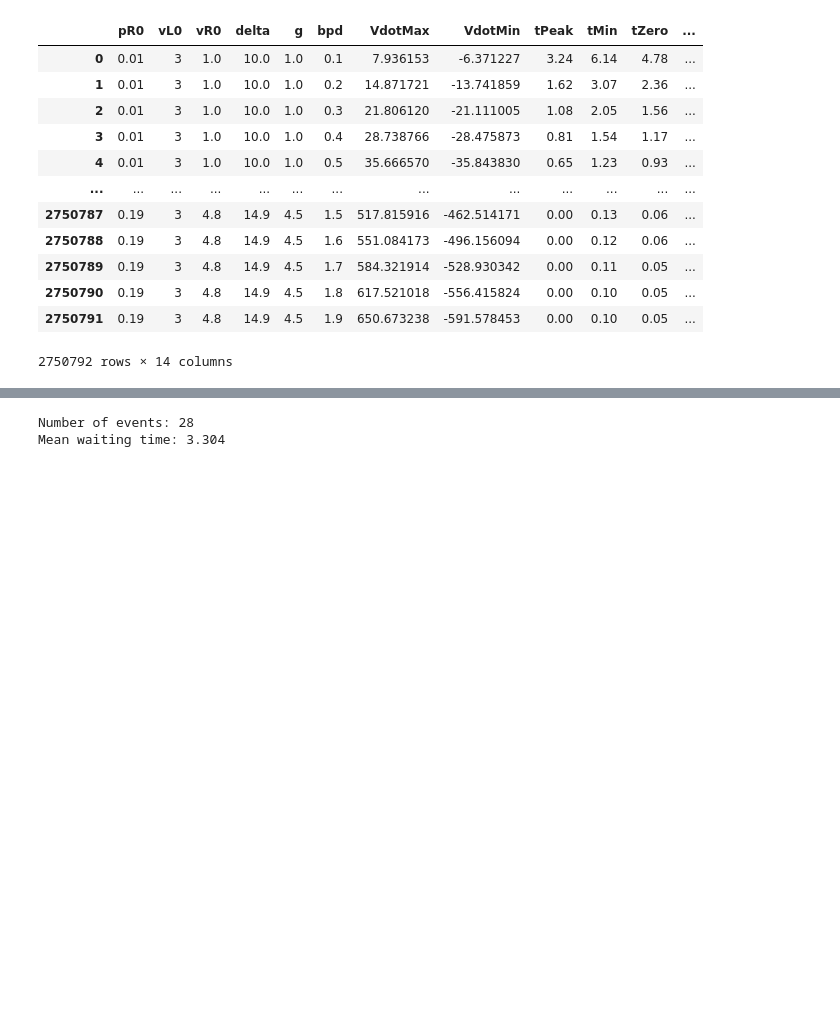
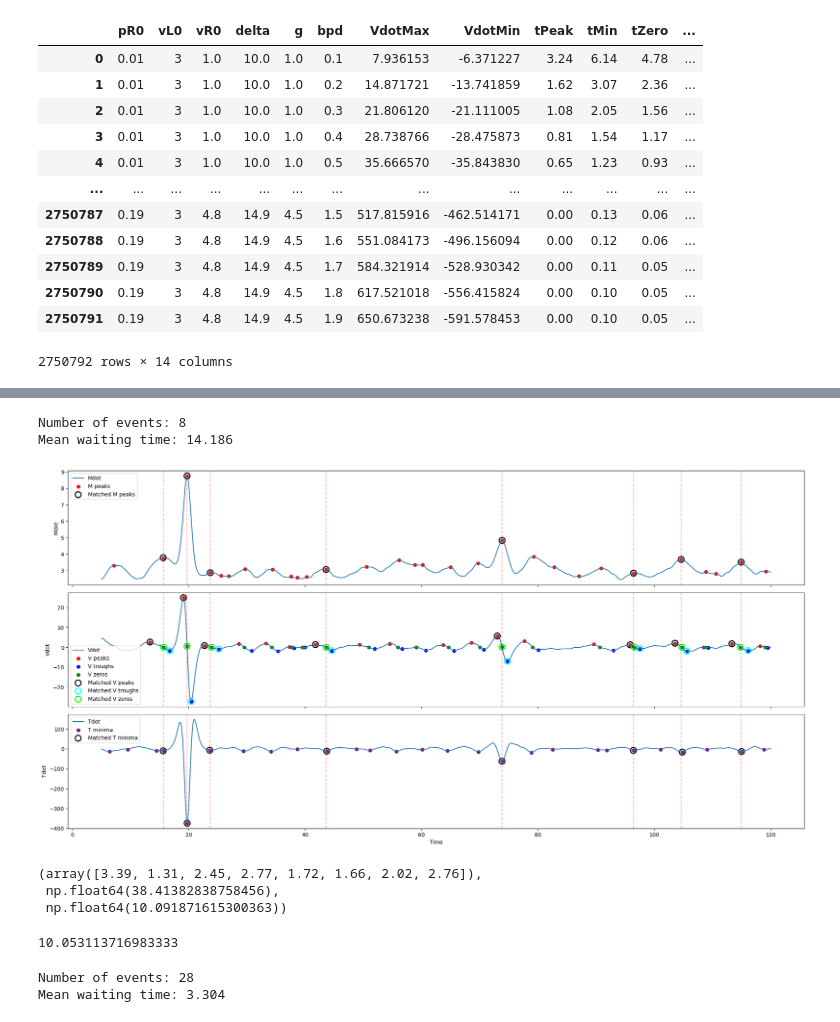
Before and after one commit to Abol-NH3/Fitness_Waves, a Jupyter notebook: notebooks/Detection.ipynb, the cells around one changed output, grey strips where cells are left out. Saved outputs shown, nothing was run; the diff lists cells and outputs as text; code cells hidden in the pictures; blank space fills up the shorter version.

```diff
--- a/notebooks/Detection.ipynb
+++ b/notebooks/Detection.ipynb
@@ -1554,3 +1659,22 @@ res = simulate_system(0.05, 1, 2, 10, 1, 0.1, dt=1e-2)
+# %%
+tarray, M_s, V_s, T_s, M_peaks, V_peaks, V_zeros, V_troughs, T_peaks, event_M_idx, event_T_idx, event_V0_idx, event_Vpk_idx, event_Vtr_idx, event_times, M_vals, T_vals, V_max_vals, V_min_vals, dt_M_T, dt_M_V0, dt_Vpk_Vtr, waiting_times = detect_events(Mdot, Vdot, Sdot, skip, tmax, t_lag, n_individuals)
+
+plot_events(tarray, M_s, V_s, T_s, M_peaks, V_peaks, V_zeros, V_troughs, T_peaks, event_M_idx, event_T_idx, event_V0_idx, event_Vpk_idx, event_Vtr_idx, event_times)
+# %% [output]
+Number of events: 8
+Mean waiting time: 14.186
+[figure, added]
+# %%
+dt_Vpk_Vtr, np.max(Vdot), np.max(Mdot)
+# %% [output]
+(array([3.39, 1.31, 2.45, 2.77, 1.72, 1.66, 2.02, 2.76]),
+ np.float64(38.41382838758456),
+ np.float64(10.091871615300363))
+# %%
+g=1; bpd=0.2
+deltamu0 = 1/(bpd*1.31)*np.log(7+4*np.sqrt(3)); print(deltamu0)
+# %% [output]
+10.053113716983333
 # %%
 n_individuals = 20000
 b1_rate = 0.4
```
Also changed, not shown: parts of 5 cells of this notebook, 9 other files.
